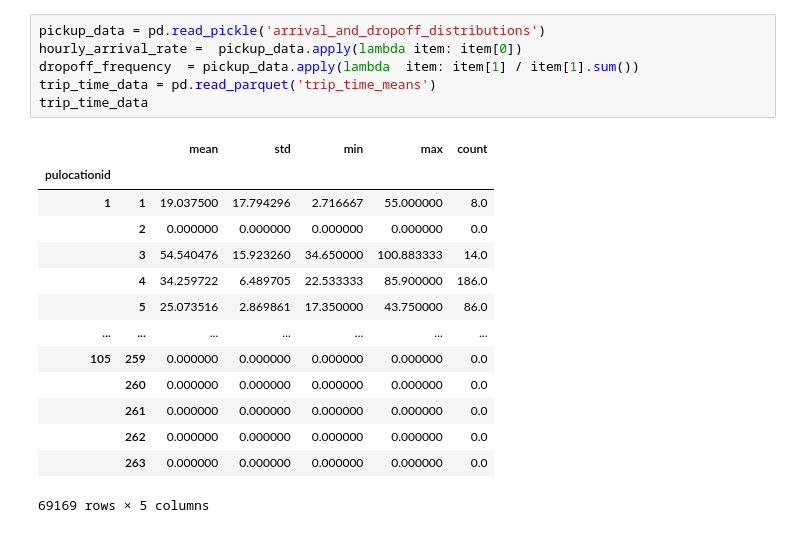
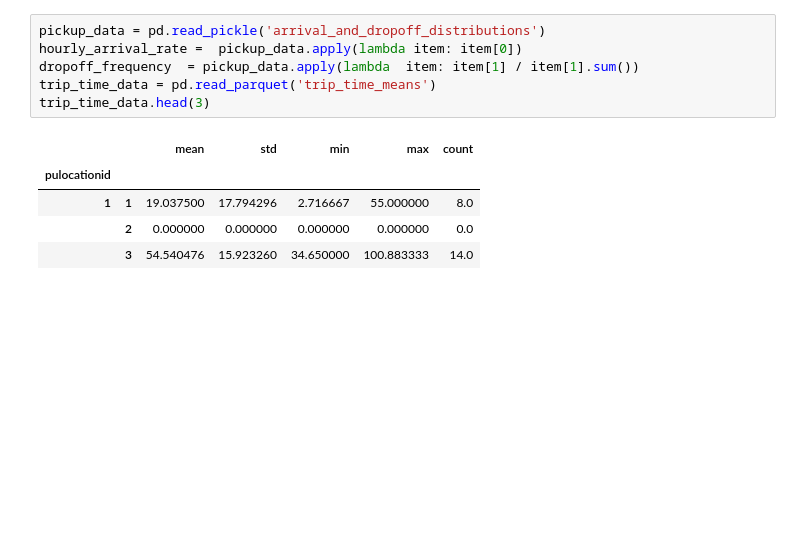
Before and after one commit to anthony001w/uber-nyc-simulation, a Jupyter notebook: prototype_system.ipynb, the cells around one changed output. Cells and saved outputs as stored; diff of their text form; blank space fills up the shorter version.

```diff
--- a/prototype_system.ipynb
+++ b/prototype_system.ipynb
@@ -5,22 +91,13 @@ import time
 # %%
 pickup_data = pd.read_pickle('arrival_and_dropoff_distributions')
 hourly_arrival_rate =  pickup_data.apply(lambda item: item[0])
 dropoff_frequency  = pickup_data.apply(lambda  item: item[1] / item[1].sum())
 trip_time_data = pd.read_parquet('trip_time_means')
-trip_time_data
+trip_time_data.head(3)
 # %% [output]
 |  |  | mean | std | min | max | count |
 | pulocationid |  |  |  |  |  |  |
 | 1 | 1 | 19.037500 | 17.794296 | 2.716667 | 55.000000 | 8.0 |
 |  | 2 | 0.000000 | 0.000000 | 0.000000 | 0.000000 | 0.0 |
 |  | 3 | 54.540476 | 15.923260 | 34.650000 | 100.883333 | 14.0 |
-|  | 4 | 34.259722 | 6.489705 | 22.533333 | 85.900000 | 186.0 |
-|  | 5 | 25.073516 | 2.869861 | 17.350000 | 43.750000 | 86.0 |
-| ... | ... | ... | ... | ... | ... | ... |
-| 105 | 259 | 0.000000 | 0.000000 | 0.000000 | 0.000000 | 0.0 |
-|  | 260 | 0.000000 | 0.000000 | 0.000000 | 0.000000 | 0.0 |
-|  | 261 | 0.000000 | 0.000000 | 0.000000 | 0.000000 | 0.0 |
-|  | 262 | 0.000000 | 0.000000 | 0.000000 | 0.000000 | 0.0 |
-|  | 263 | 0.000000 | 0.000000 | 0.000000 | 0.000000 | 0.0 |
-69169 rows × 5 columns
 # %%
```
Also changed, not shown: parts of 13 cells of this notebook, 8 other files.
